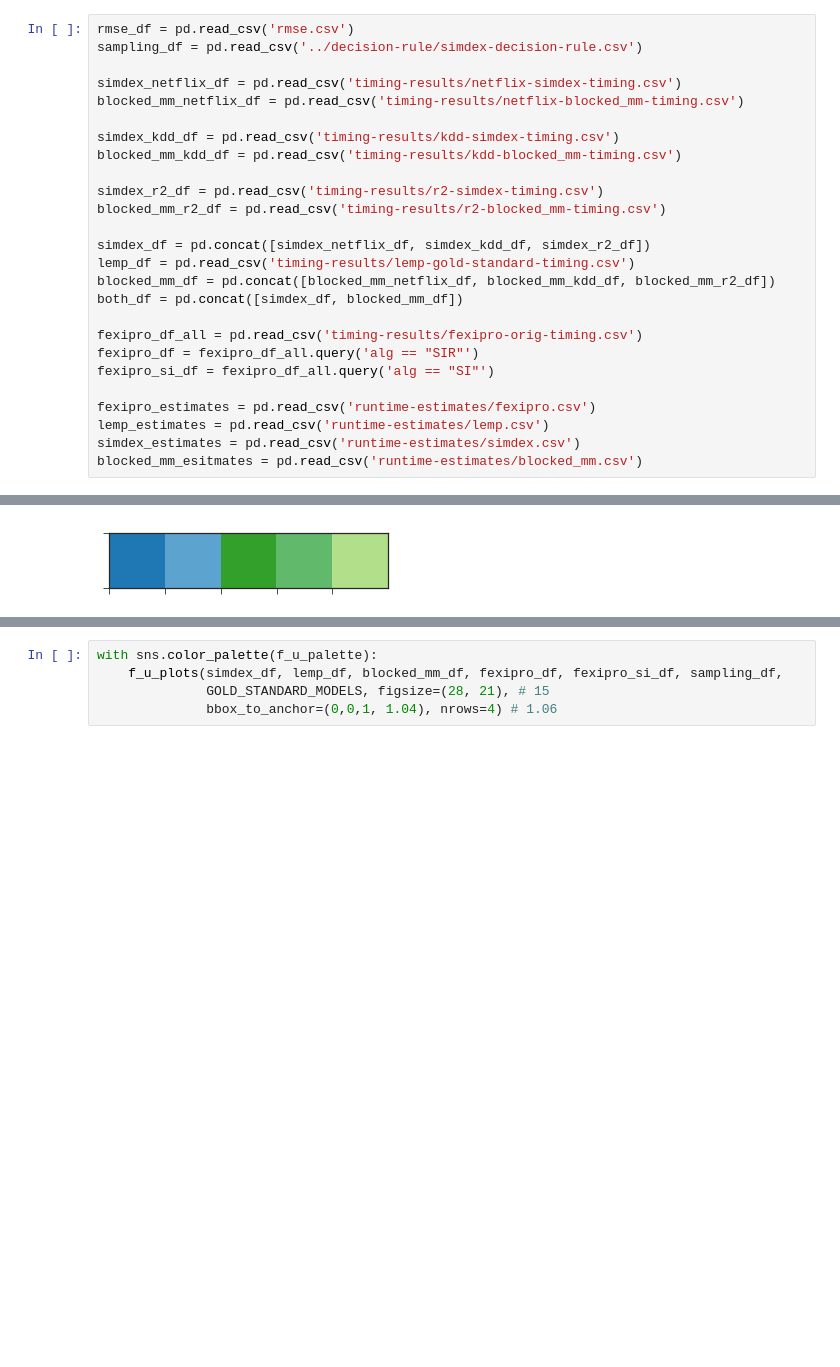
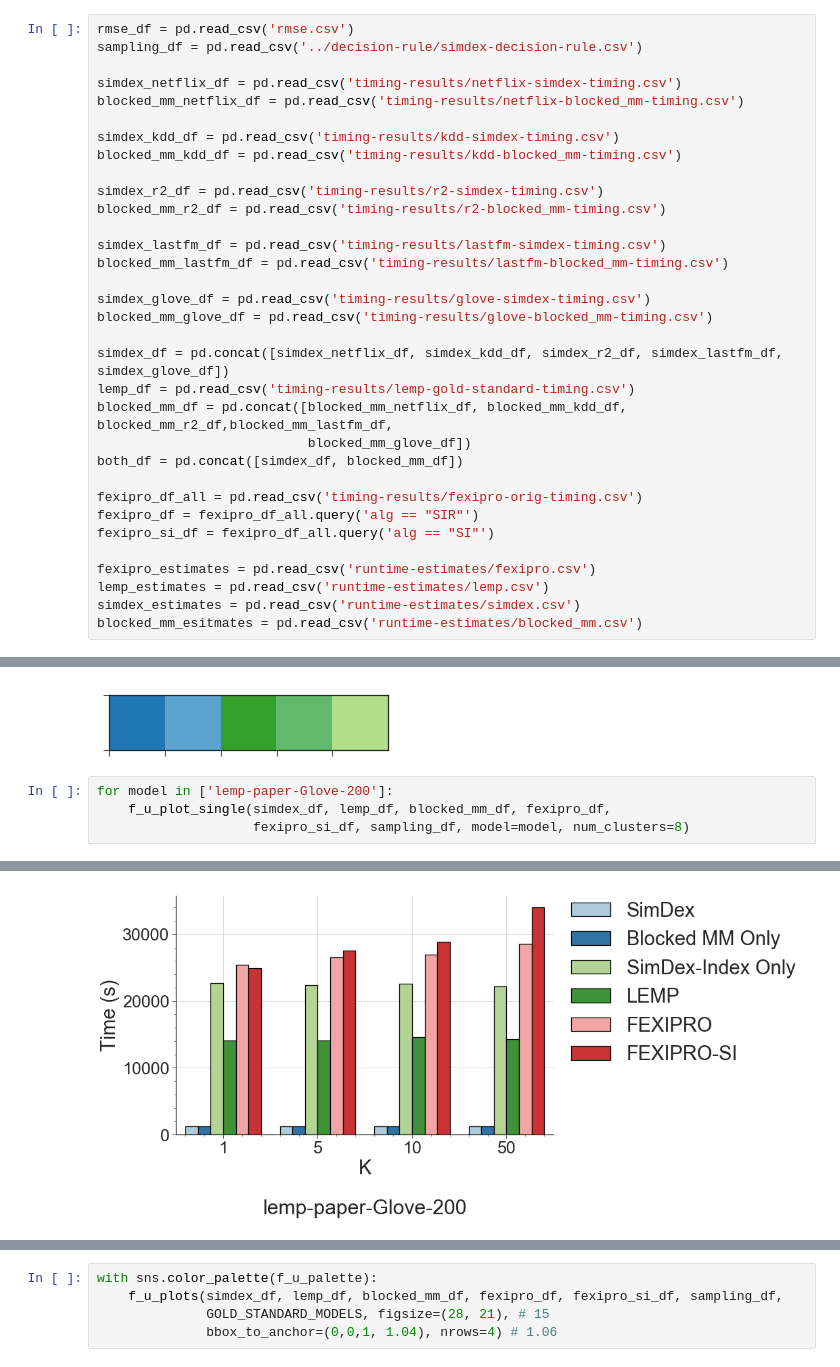
Before and after one commit to stanford-futuredata/optimus-maximus, a Jupyter notebook: plots/simdex-plots.ipynb, the cells around one changed output, grey strips where cells are left out. Saved outputs shown, nothing was run; the diff lists cells and outputs as text; blank space fills up the shorter version.

```diff
--- a/plots/simdex-plots.ipynb
+++ b/plots/simdex-plots.ipynb
@@ -36,9 +36,16 @@ blocked_mm_kdd_df = pd.read_csv('timing-results/kdd-blocked_mm-timing.csv')
 simdex_r2_df = pd.read_csv('timing-results/r2-simdex-timing.csv')
 blocked_mm_r2_df = pd.read_csv('timing-results/r2-blocked_mm-timing.csv')
 
-simdex_df = pd.concat([simdex_netflix_df, simdex_kdd_df, simdex_r2_df])
+simdex_lastfm_df = pd.read_csv('timing-results/lastfm-simdex-timing.csv')
+blocked_mm_lastfm_df = pd.read_csv('timing-results/lastfm-blocked_mm-timing.csv')
+
+simdex_glove_df = pd.read_csv('timing-results/glove-simdex-timing.csv')
+blocked_mm_glove_df = pd.read_csv('timing-results/glove-blocked_mm-timing.csv')
+
+simdex_df = pd.concat([simdex_netflix_df, simdex_kdd_df, simdex_r2_df, simdex_lastfm_df, simdex_glove_df])
 lemp_df = pd.read_csv('timing-results/lemp-gold-standard-timing.csv')
-blocked_mm_df = pd.concat([blocked_mm_netflix_df, blocked_mm_kdd_df, blocked_mm_r2_df])
+blocked_mm_df = pd.concat([blocked_mm_netflix_df, blocked_mm_kdd_df, blocked_mm_r2_df,blocked_mm_lastfm_df,
+                           blocked_mm_glove_df])
 both_df = pd.concat([simdex_df, blocked_mm_df])
 
 fexipro_df_all = pd.read_csv('timing-results/fexipro-orig-timing.csv')
@@ -105,3 +133,8 @@ RMSE plots
 [figure]
 [figure]
 [figure]
+# %%
+for model in ['lemp-paper-Glove-200']:
+    f_u_plot_single(simdex_df, lemp_df, blocked_mm_df, fexipro_df,
+                    fexipro_si_df, sampling_df, model=model, num_clusters=8)
+# %% [output]
@@ -107,0 +158 @@ RMSE plots
+[figure, added]
```
Also changed, not shown: parts of 10 cells of this notebook, 6 other files.
